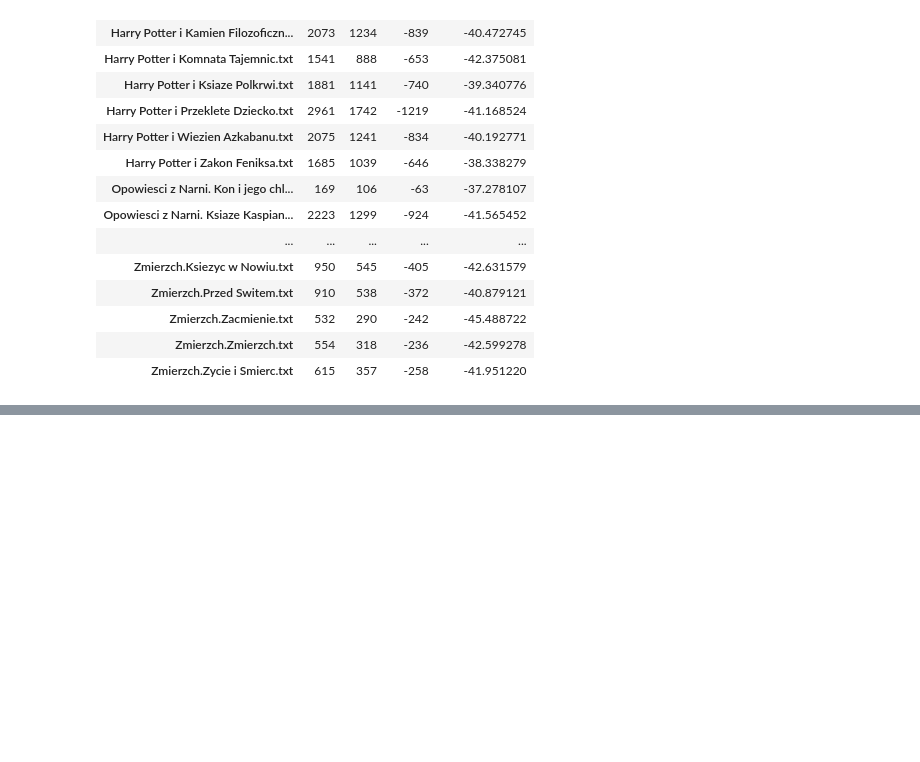
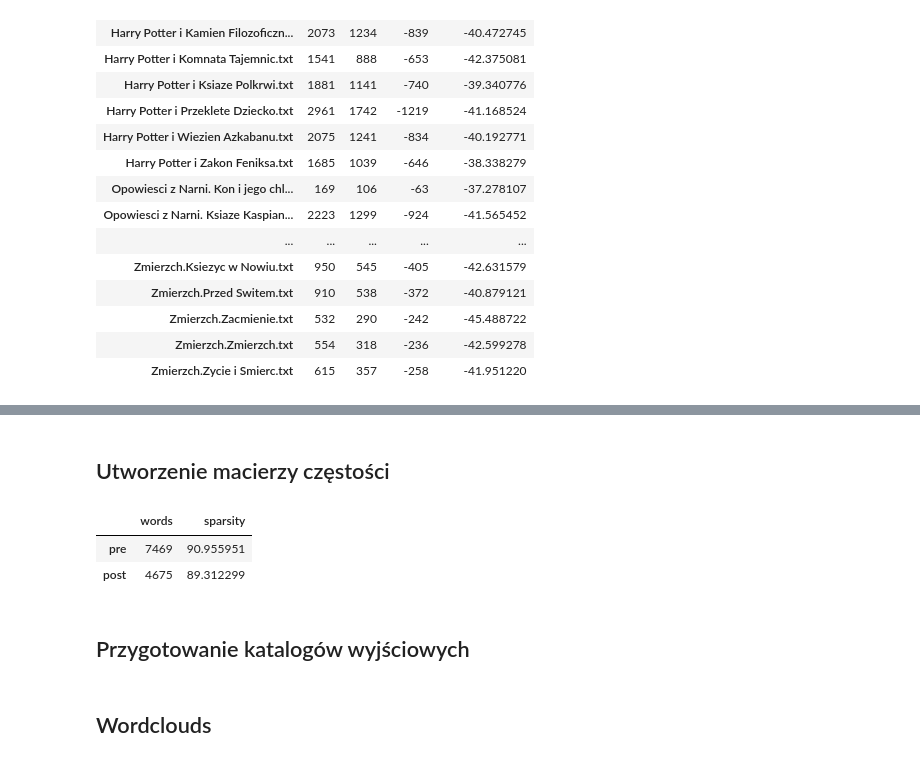
Before and after one commit to mshablovskyy/TextMining, a Jupyter notebook: text_mining.ipynb, the cells around one changed output, grey strips where cells are left out. Drawn from its saved outputs; the diff is of its cells as text; code cells hidden in the pictures; blank space fills up the shorter version.

```diff
--- a/text_mining.ipynb
+++ b/text_mining.ipynb
@@ -78,0 +103,7 @@ print(json.dumps(lengths, indent=4, ensure_ascii=False))
+# %%
+matrixes = {
+    "pre": {
+        "words": matrix_tf.shape[1],
+        "sparsity": sparsity_tf,
+    }
+}
@@ -228,0 +232,9 @@ sparsity_tfidf = sparsity_percent(matrix_tfidf)
+# %% [markdown]
+## Utworzenie macierzy częstości
+# %%
+document_df_post = pd.DataFrame.from_dict(document_dict, orient='index', columns=['content'])
+# %%
+cv = CountVectorizer()
+matrix_tf = cv.fit_transform(document_df_post['content'])
+tv = TfidfVectorizer()
+matrix_tfidf = tv.fit_transform(document_df_post['content'])
@@ -228,0 +243,14 @@ sparsity_tfidf = sparsity_percent(matrix_tfidf)
+# %%
+matrixes["post"] = {
+    "words": matrix_tf.shape[1],
+    "sparsity": sparsity_tf,
+}
+# %%
+matrixes = pd.DataFrame.from_dict(matrixes, orient='index')
+display(matrixes)
+# %% [output]
+|  | words | sparsity |
+| pre | 7469 | 90.955951 |
+| post | 4675 | 89.312299 |
+# %% [markdown]
+## Przygotowanie katalogów wyjściowych
@@ -228,0 +264,2 @@ sparsity_tfidf = sparsity_percent(matrix_tfidf)
+# %% [markdown]
+## Wordclouds
```
Also changed, not shown: parts of 25 cells of this notebook, 40 other files.
